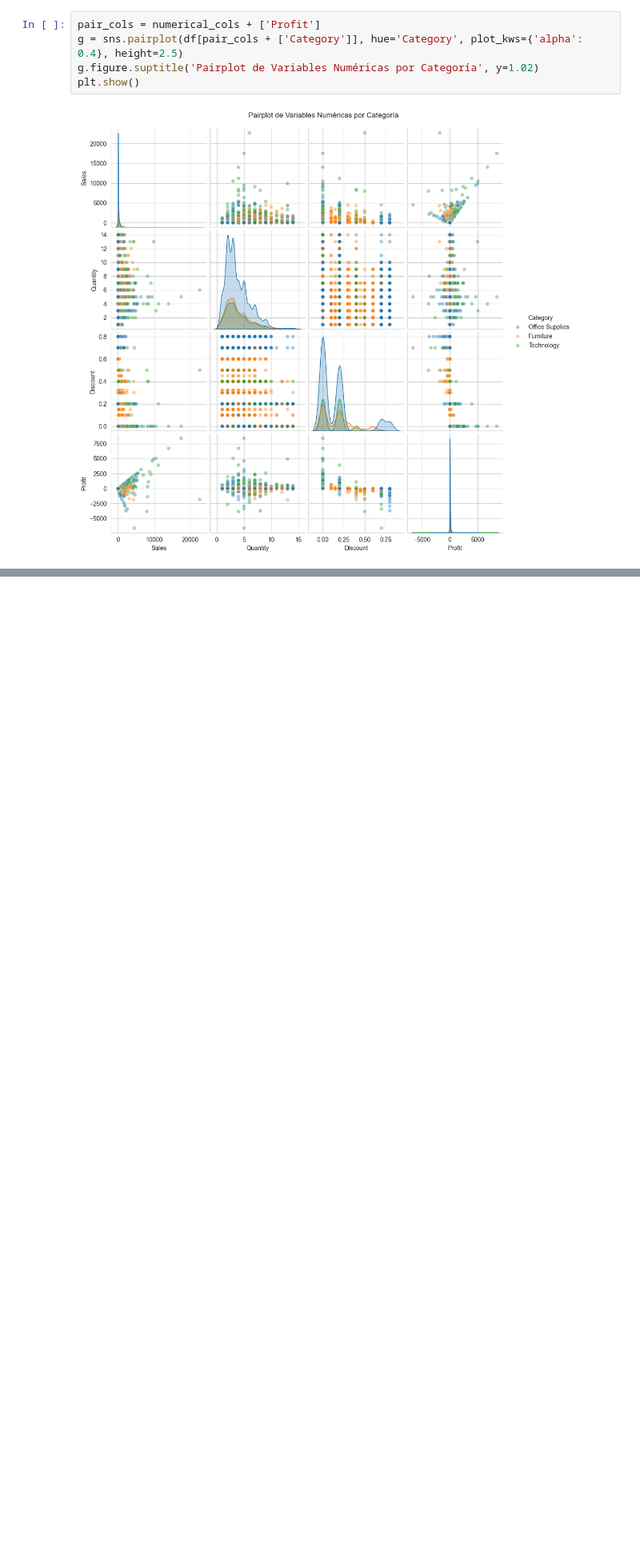
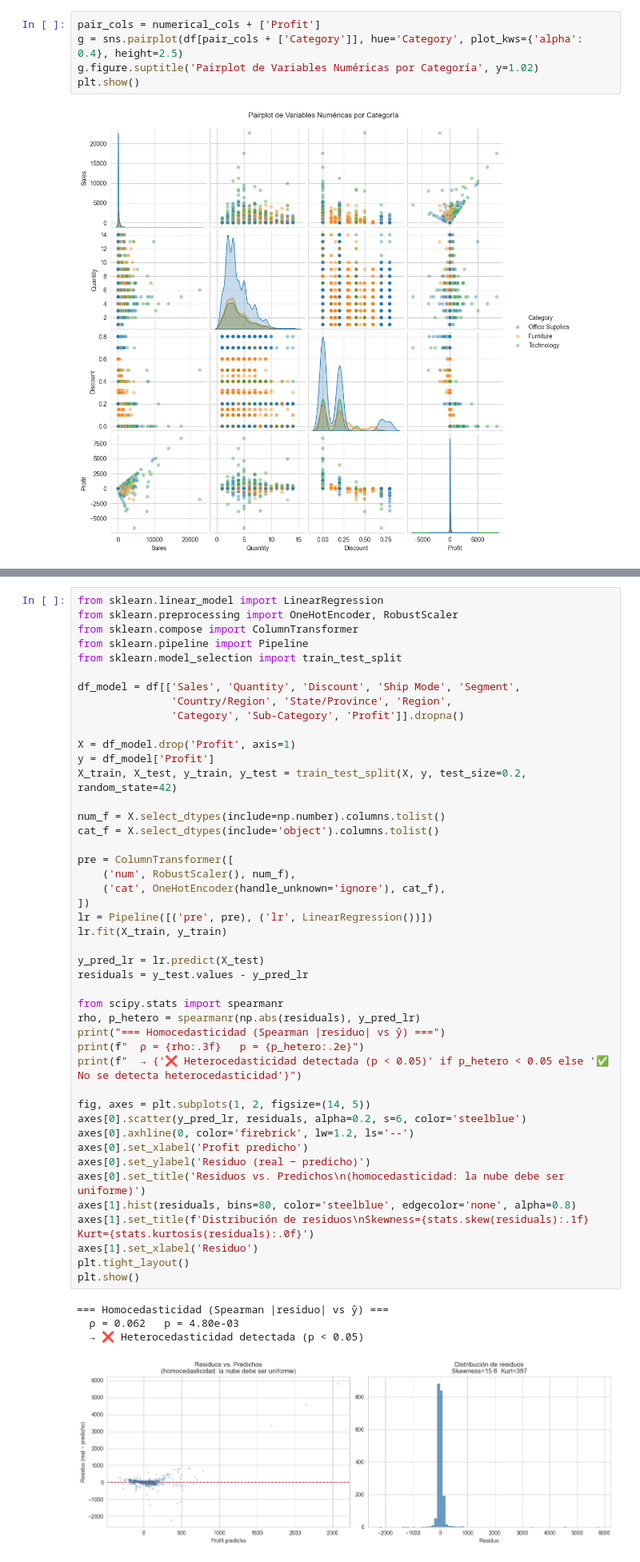
Before and after one commit to CamiloVelasquez/Eda-superstore-sales, a Jupyter notebook: notebooks/superstore_eda.ipynb, the cells around one changed output, grey strips where cells are left out. Shown at 80% size. Cells and saved outputs as stored; diff of their text form; blank space fills up the shorter version.

```diff
--- a/notebooks/superstore_eda.ipynb
+++ b/notebooks/superstore_eda.ipynb
@@ -695,0 +843,50 @@ plt.show()
+# %%
+from sklearn.linear_model import LinearRegression
+from sklearn.preprocessing import OneHotEncoder, RobustScaler
+from sklearn.compose import ColumnTransformer
+from sklearn.pipeline import Pipeline
+from sklearn.model_selection import train_test_split
+
+df_model = df[['Sales', 'Quantity', 'Discount', 'Ship Mode', 'Segment',
+               'Country/Region', 'State/Province', 'Region',
+               'Category', 'Sub-Category', 'Profit']].dropna()
+
+X = df_model.drop('Profit', axis=1)
+y = df_model['Profit']
+X_train, X_test, y_train, y_test = train_test_split(X, y, test_size=0.2, random_state=42)
+
+num_f = X.select_dtypes(include=np.number).columns.tolist()
+cat_f = X.select_dtypes(include='object').columns.tolist()
+
+pre = ColumnTransformer([
+    ('num', RobustScaler(), num_f),
+    ('cat', OneHotEncoder(handle_unknown='ignore'), cat_f),
+])
+lr = Pipeline([('pre', pre), ('lr', LinearRegression())])
+lr.fit(X_train, y_train)
+
+y_pred_lr = lr.predict(X_test)
+residuals = y_test.values - y_pred_lr
+
+from scipy.stats import spearmanr
+rho, p_hetero = spearmanr(np.abs(residuals), y_pred_lr)
+print("=== Homocedasticidad (Spearman |residuo| vs ŷ) ===")
+print(f"  ρ = {rho:.3f}   p = {p_hetero:.2e}")
+print(f"  → {'❌ Heterocedasticidad detectada (p < 0.05)' if p_hetero < 0.05 else '✅ No se detecta heterocedasticidad'}")
+
+fig, axes = plt.subplots(1, 2, figsize=(14, 5))
+axes[0].scatter(y_pred_lr, residuals, alpha=0.2, s=6, color='steelblue')
+axes[0].axhline(0, color='firebrick', lw=1.2, ls='--')
+axes[0].set_xlabel('Profit predicho')
+axes[0].set_ylabel('Residuo (real − predicho)')
+axes[0].set_title('Residuos vs. Predichos\n(homocedasticidad: la nube debe ser uniforme)')
+axes[1].hist(residuals, bins=80, color='steelblue', edgecolor='none', alpha=0.8)
+axes[1].set_title(f'Distribución de residuos\nSkewness={stats.skew(residuals):.1f}  Kurt={stats.kurtosis(residuals):.0f}')
+axes[1].set_xlabel('Residuo')
+plt.tight_layout()
+plt.show()
+# %% [output]
+=== Homocedasticidad (Spearman |residuo| vs ŷ) ===
+  ρ = 0.062   p = 4.80e-03
+  → ❌ Heterocedasticidad detectada (p < 0.05)
+[figure, added]
```
Also changed, not shown: parts of 14 cells of this notebook, 1 other file.
